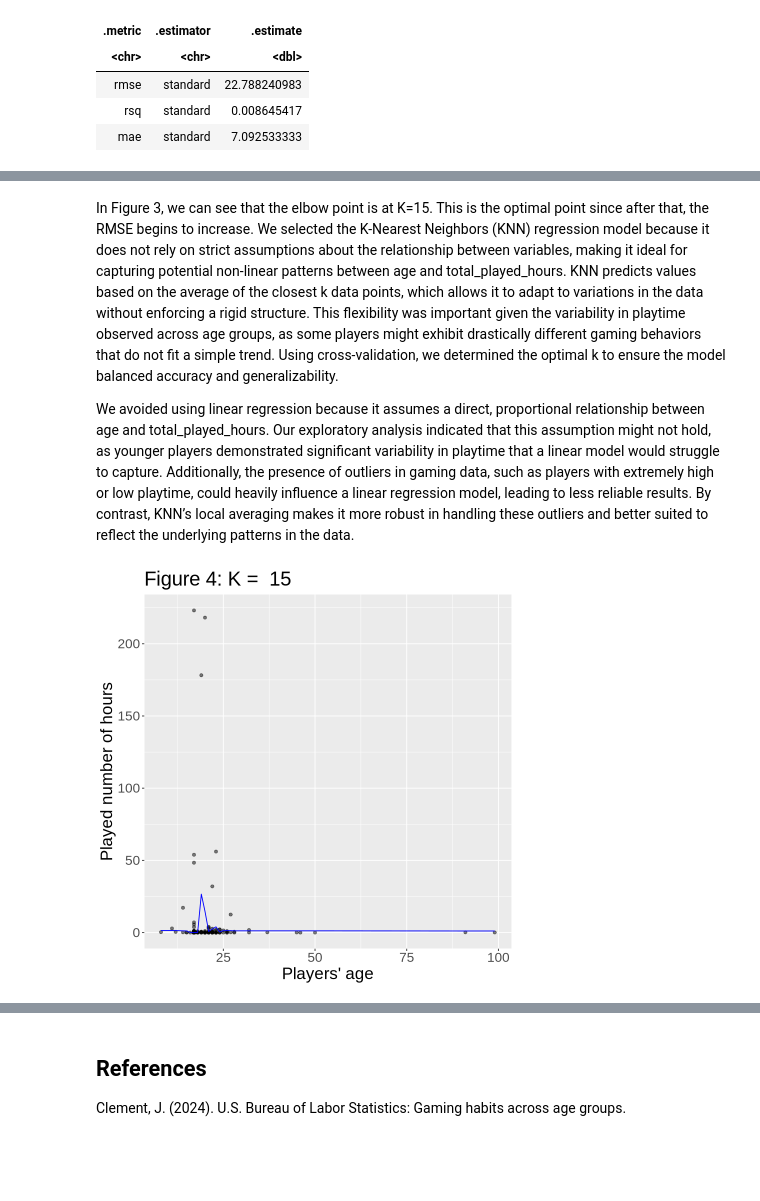
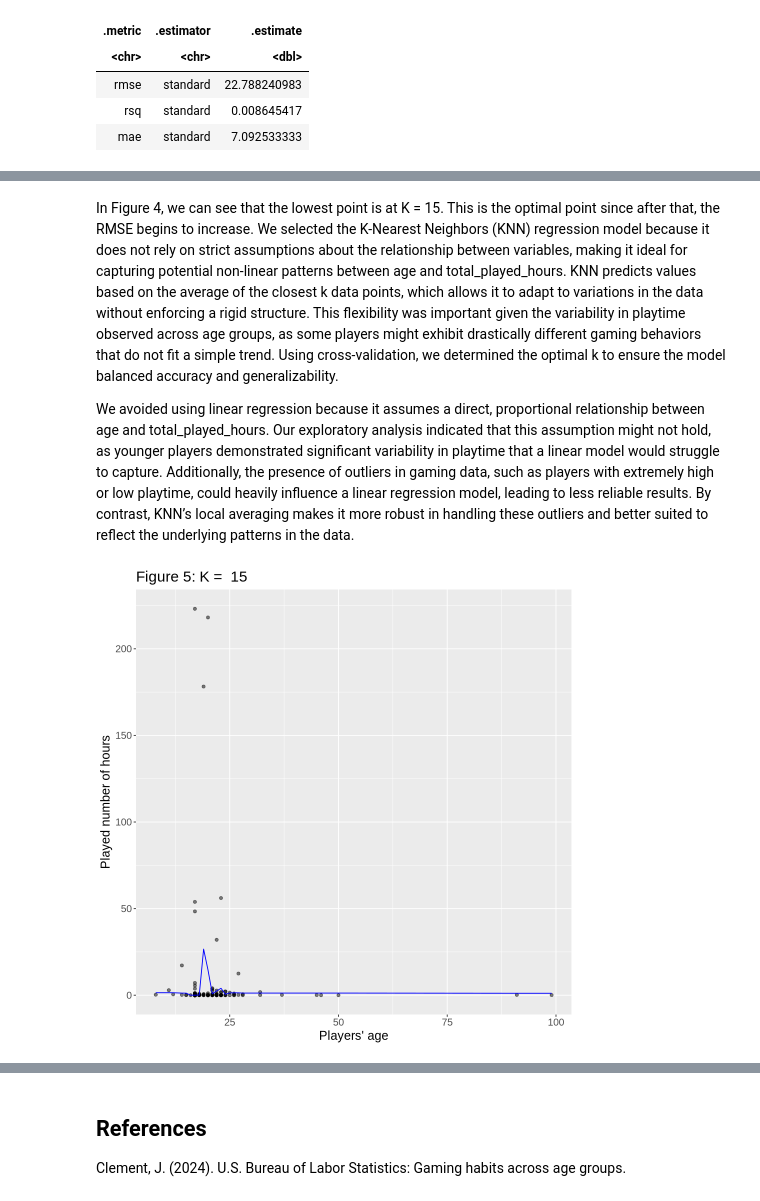
Before and after one commit to leenzeidan/minecraft_project, a Jupyter notebook: Minecraft_Playtime_Analysis_Refined_R.ipynb, the cells around one changed output, grey strips where cells are left out. Saved outputs shown, nothing was run; the diff lists cells and outputs as text; code cells hidden in the pictures; blank space fills up the shorter version.

```diff
--- a/Minecraft_Playtime_Analysis_Refined_R.ipynb
+++ b/Minecraft_Playtime_Analysis_Refined_R.ipynb
@@ -336,26 +314,25 @@ test
 # %% [markdown]
-In Figure 3, we can see that the elbow point is at K=15. This is the optimal point since after that, the RMSE begins to increase. We selected the K-Nearest Neighbors (KNN) regression model because it does not rely on strict assumptions about the relationship between variables, making it ideal for capturing potential non-linear patterns between age and total_played_hours. KNN predicts values based on the average of the closest k data points, which allows it to adapt to variations in the data without enforcing a rigid structure. This flexibility was important given the variability in playtime observed across age groups, as some players might exhibit drastically different gaming behaviors that do not fit a simple trend. Using cross-validation, we determined the optimal k to ensure the model balanced accuracy and generalizability.
+In Figure 4, we can see that the lowest point is at K = 15. This is the optimal point since after that, the RMSE begins to increase. We selected the K-Nearest Neighbors (KNN) regression model because it does not rely on strict assumptions about the relationship between variables, making it ideal for capturing potential non-linear patterns between age and total_played_hours. KNN predicts values based on the average of the closest k data points, which allows it to adapt to variations in the data without enforcing a rigid structure. This flexibility was important given the variability in playtime observed across age groups, as some players might exhibit drastically different gaming behaviors that do not fit a simple trend. Using cross-validation, we determined the optimal k to ensure the model balanced accuracy and generalizability.
 
 We avoided using linear regression because it assumes a direct, proportional relationship between age and total_played_hours. Our exploratory analysis indicated that this assumption might not hold, as younger players demonstrated significant variability in playtime that a linear model would struggle to capture. Additionally, the presence of outliers in gaming data, such as players with extremely high or low playtime, could heavily influence a linear regression model, leading to less reliable results. By contrast, KNN’s local averaging makes it more robust in handling these outliers and better suited to reflect the underlying patterns in the data.
 # %%
-
-options(repr.plot.width = 7, repr.plot.height = 7)
+options(repr.plot.width = 8, repr.plot.height = 8)
 
 players_preds <- best_fit|>
     predict(players_training) |>
     bind_cols(players_training)
 
 players_plot <- players_preds |>
     ggplot(aes(x=age, y=total_played_hours))+
     geom_point(alpha = 0.5)+
     geom_line(data = players_preds,
             mapping = aes(x = age, y = .pred),
             color = "blue") +
     xlab("Players' age")+
     ylab("Played number of hours")+
-    ggtitle(paste("Figure 4: K = ", k_min)) +
-    theme(text = element_text(size = 20))
+    ggtitle(paste("Figure 5: K = ", k_min)) +
+    theme(text = element_text(size = 15))
 
 players_plot
 # %% [output]
-[figure, old version]
+[figure, new version]
```
Also changed, not shown: parts of 21 cells of this notebook.
